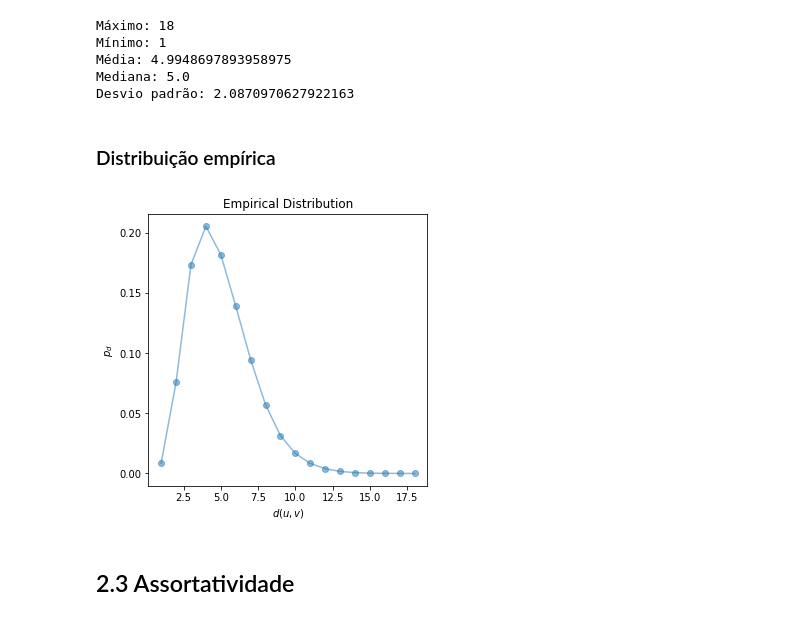
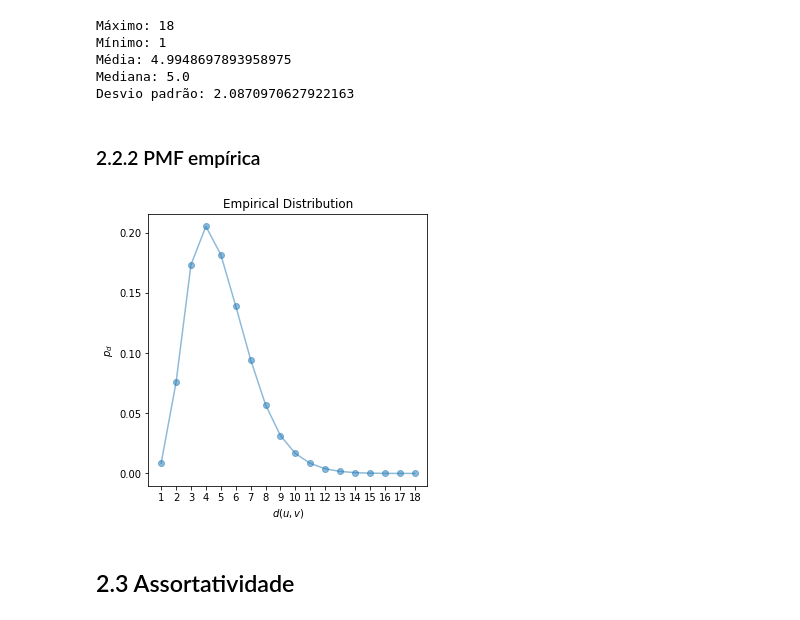
Before and after one commit to girsant/COVID_19, a Jupyter notebook: CPS765_Trab2_AnaliseCleiton.ipynb, the cells around one changed output. Cells and saved outputs as stored; diff of their text form; code cells hidden in the pictures.

```diff
--- a/CPS765_Trab2_AnaliseCleiton.ipynb
+++ b/CPS765_Trab2_AnaliseCleiton.ipynb
@@ -401,21 +451,21 @@ Mínimo: 1
 Média: 4.9948697893958975
 Mediana: 5.0
 Desvio padrão: 2.0870970627922163
-# %% [markdown]
-### Distribuição empírica
+# %% [markdown]
+### 2.2.2 PMF empírica
 # %%
 x, f_d = np.unique(dist, return_counts=True)
 pmf = f_d/f_d.sum()
 
 plt.figure(figsize=(5,5))
 plt.title('Empirical Distribution')
 plt.xlabel('$d(u,v)$')
 plt.ylabel('$p_d$')
-
+plt.xticks(range(0,20))
 plt.scatter(x,pmf,alpha=0.5)
 plt.plot(x,pmf, alpha=0.5)
 plt.show()
 # %% [output]
-[figure, old version]
+[figure, new version]
 # %% [markdown]
 ## 2.3 Assortatividade
```
Also changed, not shown: parts of 57 cells of this notebook.
